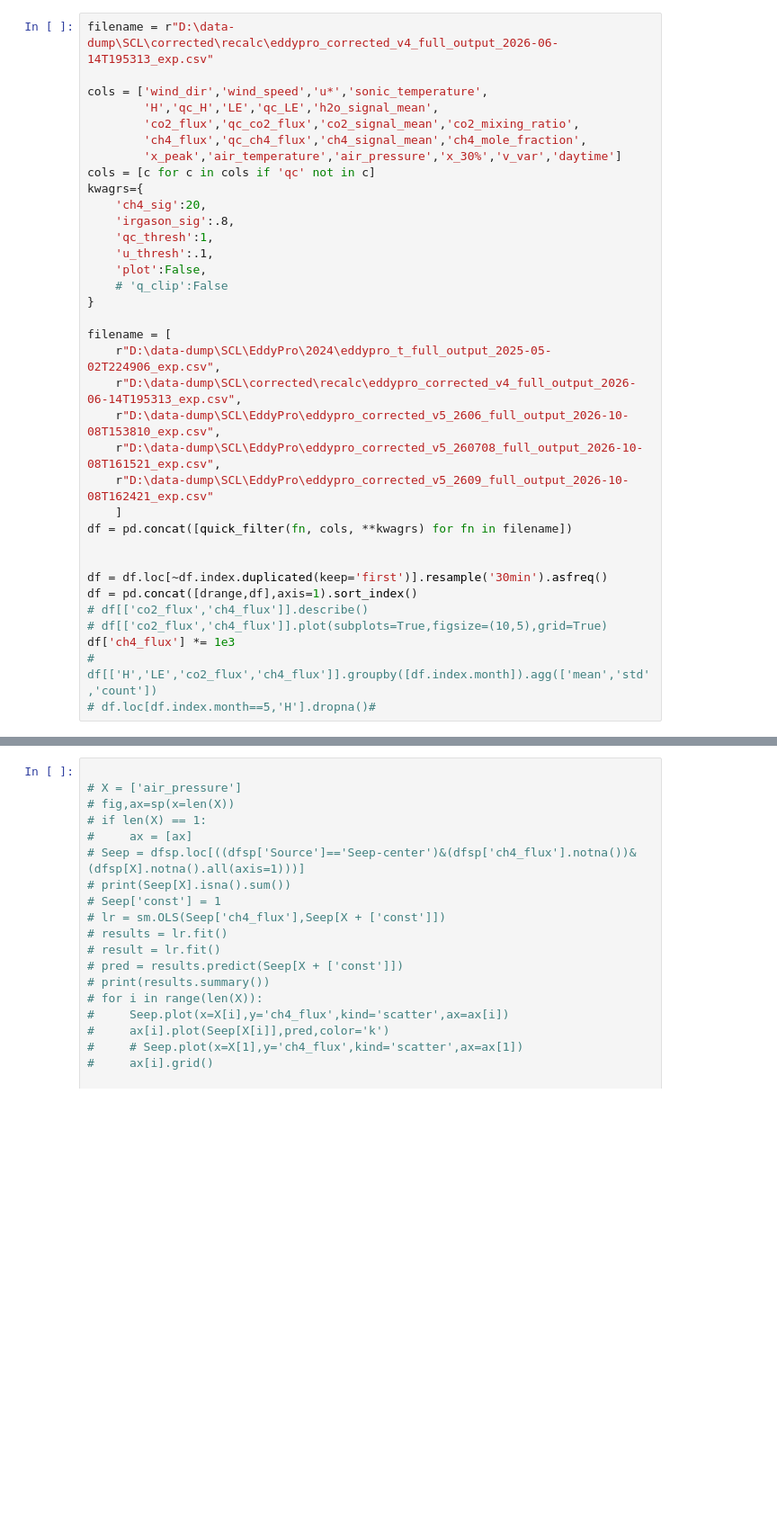
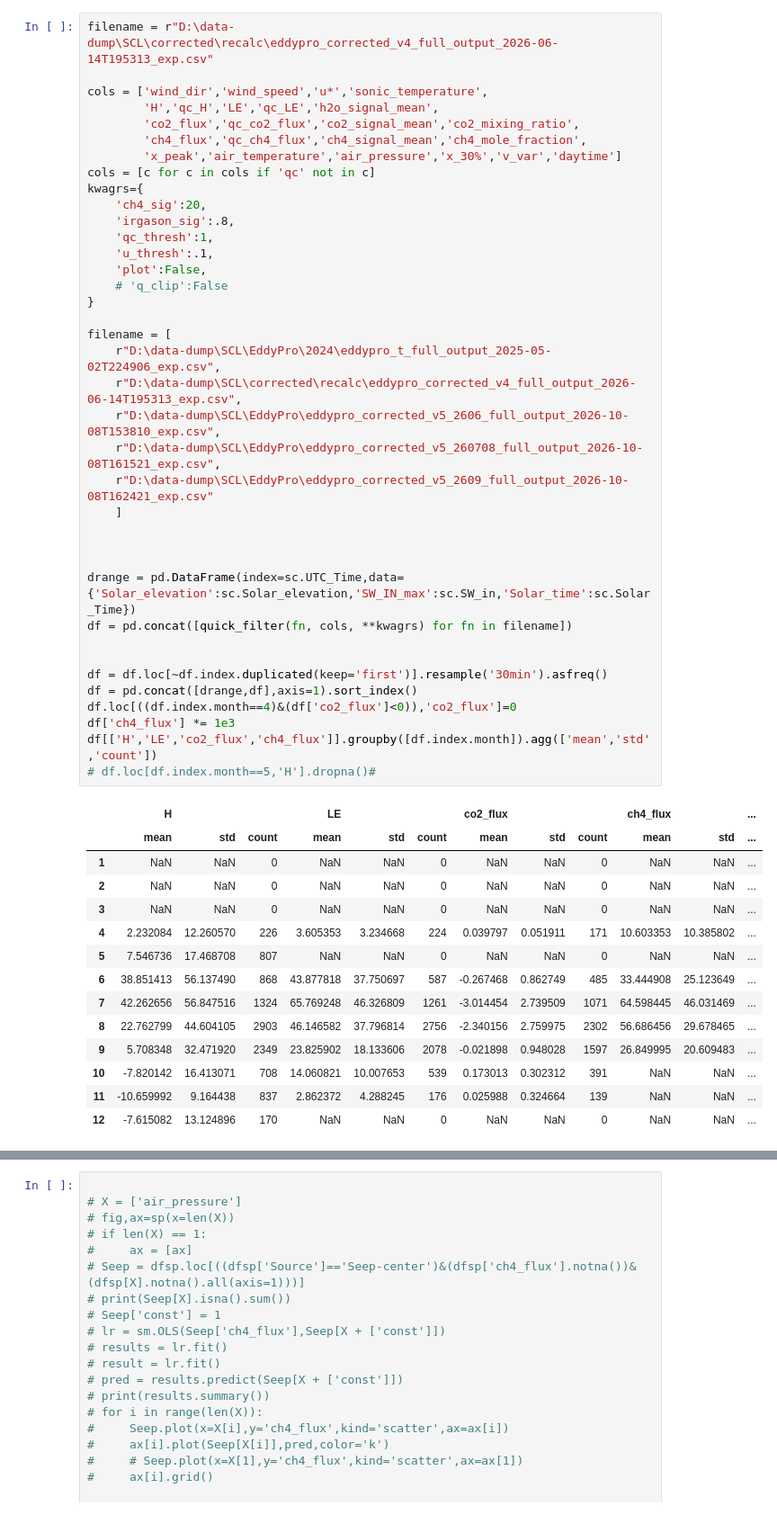
Before and after one commit to CANFLUX/pyFluxPipeline, a Jupyter notebook: .hidden/RDEC_quick_and_dirty.ipynb, the cells around one changed output, grey strips where cells are left out. Shown at 90% size. Saved outputs shown, nothing was run; the diff lists cells and outputs as text; blank space fills up the shorter version.

```diff
--- a/.hidden/RDEC_quick_and_dirty.ipynb
+++ b/.hidden/RDEC_quick_and_dirty.ipynb
@@ -89,33 +89,51 @@ filename = r"D:\data-dump\SCL\corrected\recalc\eddypro_corrected_v4_full_output_
 
 cols = ['wind_dir','wind_speed','u*','sonic_temperature',
         'H','qc_H','LE','qc_LE','h2o_signal_mean',
         'co2_flux','qc_co2_flux','co2_signal_mean','co2_mixing_ratio',
         'ch4_flux','qc_ch4_flux','ch4_signal_mean','ch4_mole_fraction',
         'x_peak','air_temperature','air_pressure','x_30%','v_var','daytime']
 cols = [c for c in cols if 'qc' not in c]
 kwagrs={
     'ch4_sig':20,
     'irgason_sig':.8,
     'qc_thresh':1,
     'u_thresh':.1,
     'plot':False,
     # 'q_clip':False
 }
 
 filename = [
     r"D:\data-dump\SCL\EddyPro\2024\eddypro_t_full_output_2025-05-02T224906_exp.csv",
     r"D:\data-dump\SCL\corrected\recalc\eddypro_corrected_v4_full_output_2026-06-14T195313_exp.csv",
     r"D:\data-dump\SCL\EddyPro\eddypro_corrected_v5_2606_full_output_2026-10-08T153810_exp.csv",
     r"D:\data-dump\SCL\EddyPro\eddypro_corrected_v5_260708_full_output_2026-10-08T161521_exp.csv",
     r"D:\data-dump\SCL\EddyPro\eddypro_corrected_v5_2609_full_output_2026-10-08T162421_exp.csv"
     ]
+
+
+
+drange = pd.DataFrame(index=sc.UTC_Time,data={'Solar_elevation':sc.Solar_elevation,'SW_IN_max':sc.SW_in,'Solar_time':sc.Solar_Time})
 df = pd.concat([quick_filter(fn, cols, **kwagrs) for fn in filename])
 
 
 df = df.loc[~df.index.duplicated(keep='first')].resample('30min').asfreq()
 df = pd.concat([drange,df],axis=1).sort_index()
-# df[['co2_flux','ch4_flux']].describe()
-# df[['co2_flux','ch4_flux']].plot(subplots=True,figsize=(10,5),grid=True)
+df.loc[((df.index.month==4)&(df['co2_flux']<0)),'co2_flux']=0
 df['ch4_flux'] *= 1e3
-# df[['H','LE','co2_flux','ch4_flux']].groupby([df.index.month]).agg(['mean','std','count'])
+df[['H','LE','co2_flux','ch4_flux']].groupby([df.index.month]).agg(['mean','std','count'])
 # df.loc[df.index.month==5,'H'].dropna()#
+# %% [output]
+|  | H |  |  | LE |  |  | co2_flux |  |  | ch4_flux |  | ... |
+|  | mean | std | count | mean | std | count | mean | std | count | mean | std | ... |
+| 1 | NaN | NaN | 0 | NaN | NaN | 0 | NaN | NaN | 0 | NaN | NaN | ... |
+| 2 | NaN | NaN | 0 | NaN | NaN | 0 | NaN | NaN | 0 | NaN | NaN | ... |
+| 3 | NaN | NaN | 0 | NaN | NaN | 0 | NaN | NaN | 0 | NaN | NaN | ... |
+| 4 | 2.232084 | 12.260570 | 226 | 3.605353 | 3.234668 | 224 | 0.039797 | 0.051911 | 171 | 10.603353 | 10.385802 | ... |
+| 5 | 7.546736 | 17.468708 | 807 | NaN | NaN | 0 | NaN | NaN | 0 | NaN | NaN | ... |
+| 6 | 38.851413 | 56.137490 | 868 | 43.877818 | 37.750697 | 587 | -0.267468 | 0.862749 | 485 | 33.444908 | 25.123649 | ... |
+| 7 | 42.262656 | 56.847516 | 1324 | 65.769248 | 46.326809 | 1261 | -3.014454 | 2.739509 | 1071 | 64.598445 | 46.031469 | ... |
+| 8 | 22.762799 | 44.604105 | 2903 | 46.146582 | 37.796814 | 2756 | -2.340156 | 2.759975 | 2302 | 56.686456 | 29.678465 | ... |
+| 9 | 5.708348 | 32.471920 | 2349 | 23.825902 | 18.133606 | 2078 | -0.021898 | 0.948028 | 1597 | 26.849995 | 20.609483 | ... |
+| 10 | -7.820142 | 16.413071 | 708 | 14.060821 | 10.007653 | 539 | 0.173013 | 0.302312 | 391 | NaN | NaN | ... |
+| 11 | -10.659992 | 9.164438 | 837 | 2.862372 | 4.288245 | 176 | 0.025988 | 0.324664 | 139 | NaN | NaN | ... |
+| 12 | -7.615082 | 13.124896 | 170 | NaN | NaN | 0 | NaN | NaN | 0 | NaN | NaN | ... |
```
Also changed, not shown: parts of 12 cells of this notebook.
